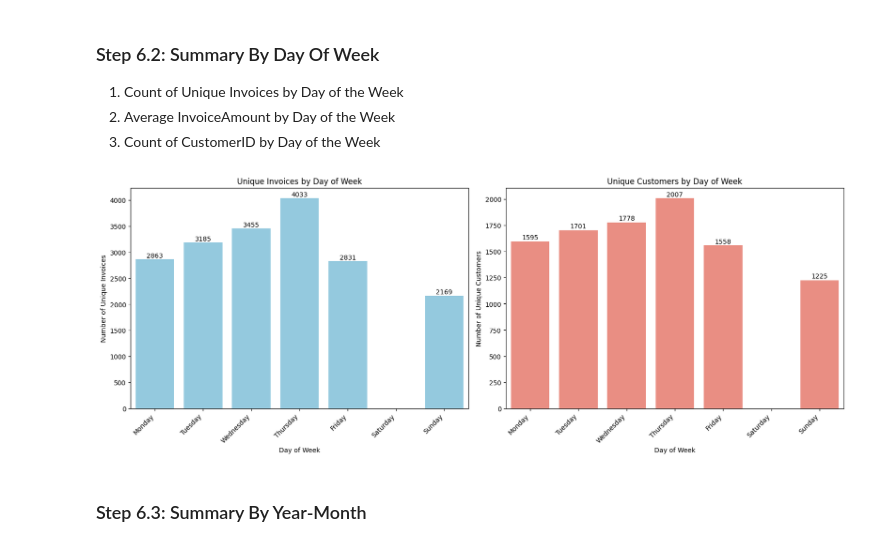
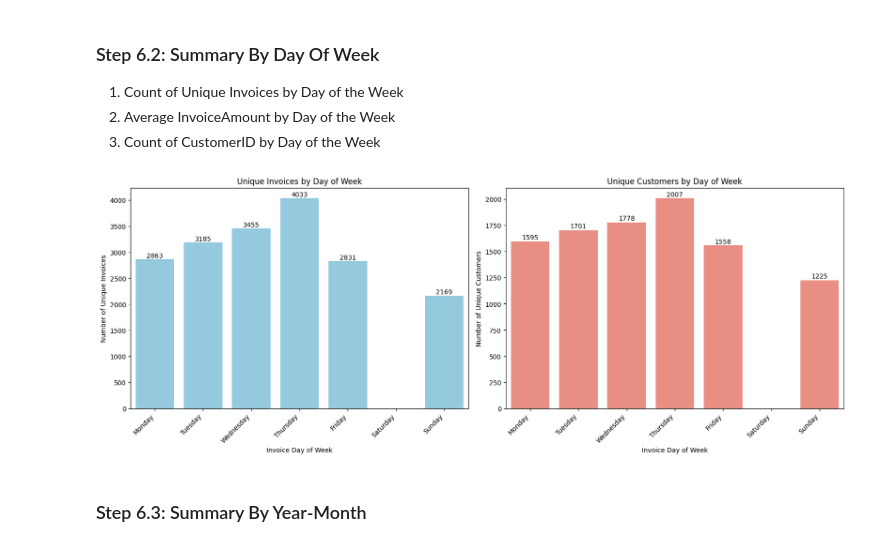
Before and after one commit to nyangweso-rodgers/data-analytics, a Jupyter notebook: 04-analytics-with-python/python-analytics-for-e-commerce-data/01-exploratory-data-analysis.ipynb, the cells around one changed output. Saved outputs shown, nothing was run; the diff lists cells and outputs as text; code cells hidden in the pictures.

Commit message:
EDA for e-commerce data

```diff
--- a/04-analytics-with-python/python-analytics-for-e-commerce-data/01-exploratory-data-analysis.ipynb
+++ b/04-analytics-with-python/python-analytics-for-e-commerce-data/01-exploratory-data-analysis.ipynb
@@ -132,7 +155,7 @@ def remove_null_rows(df, columns_to_check):
 columns_to_check = ['CustomerID', 'Description']
 
 # Remove rows with null values in the specified columns and save the result in a new DataFrame
-dataset1_without_nulls = remove_null_rows(dataset1, columns_to_check)
+dataset1_without_nulls = remove_null_rows(dataset1_renamed, columns_to_check)
 
 # Display the resulting DataFrame
 dataset1_without_nulls.head()
@@ -243,16 +266,17 @@ def feature_engineering(df):
     df = df.copy()  # Make a copy of the DataFrame to avoid SettingWithCopyWarning
 
     # Extract the date from InvoiceDate
-    df['Date'] = df['InvoiceDate'].dt.date
+    df['InvoiceDate'] = df['InvoiceDateTime'].dt.date
 
     # Calculate InvoiceAmount as the product of UnitPrice and Quantity
     df['InvoiceAmount'] = df['UnitPrice'] * df['Quantity']
 
     # Extract the day of the week from Date
-    df['DayOfWeek'] = df['Date'].apply(lambda x: x.strftime('%A'))
+    df['InvoiceDayOfWeek'] = df['InvoiceDate'].apply(lambda x: x.strftime('%A'))
 
     # Create MonthYear column
-    df['YearMonth'] = df['Date'].apply(lambda x: x.strftime('%Y-%m'))
+    df['InvoiceYearMonth'] = df['InvoiceDate'].apply(lambda x: x.strftime('%Y-%m-01'))
+    df['InvoiceYearMonth'] = pd.to_datetime(df['InvoiceYearMonth'])
 
     return df
 
@@ -404,54 +428,54 @@ def visualize_data_in_subplots(df):
     None
     """
     # Group data and calculate metrics
-    unique_invoices_by_day = df.groupby('DayOfWeek')['InvoiceNo'].nunique().reset_index()
-    unique_invoices_by_day.columns = ['DayOfWeek', 'UniqueInvoiceCount']
+    unique_invoices_by_day = df.groupby('InvoiceDayOfWeek')['InvoiceNo'].nunique().reset_index()
+    unique_invoices_by_day.columns = ['InvoiceDayOfWeek', 'UniqueInvoiceCount']
 
-    customer_count_by_day = df.groupby('DayOfWeek')['CustomerID'].nunique().reset_index()
-    customer_count_by_day.columns = ['DayOfWeek', 'UniqueCustomerCount']
+    customer_count_by_day = df.groupby('InvoiceDayOfWeek')['CustomerID'].nunique().reset_index()
+    customer_count_by_day.columns = ['InvoiceDayOfWeek', 'UniqueCustomerCount']
 
     # Sort by DayOfWeek to ensure consistent order
     days_of_week_order = ['Monday', 'Tuesday', 'Wednesday', 'Thursday', 'Friday', 'Saturday', 'Sunday']
-    unique_invoices_by_day['DayOfWeek'] = pd.Categorical(unique_invoices_by_day['DayOfWeek'], categories=days_of_week_order, ordered=True)
-    customer_count_by_day['DayOfWeek'] = pd.Categorical(customer_count_by_day['DayOfWeek'], categories=days_of_week_order, ordered=True)
+    unique_invoices_by_day['InvoiceDayOfWeek'] = pd.Categorical(unique_invoices_by_day['InvoiceDayOfWeek'], categories=days_of_week_order, ordered=True)
+    customer_count_by_day['InvoiceDayOfWeek'] = pd.Categorical(customer_count_by_day['InvoiceDayOfWeek'], categories=days_of_week_order, ordered=True)
 
-    unique_invoices_by_day = unique_invoices_by_day.sort_values('DayOfWeek')
-    customer_count_by_day = customer_count_by_day.sort_values('DayOfWeek')
+    unique_invoices_by_day = unique_invoices_by_day.sort_values('InvoiceDayOfWeek')
+    customer_count_by_day = customer_count_by_day.sort_values('InvoiceDayOfWeek')
 
     # Create subplots
     fig, axes = plt.subplots(1, 2, figsize=(16, 6), constrained_layout=True)
 
      # Plot Unique Invoices by Day of Week
-    sns.barplot(x='DayOfWeek', y='UniqueInvoiceCount', data=unique_invoices_by_day, color='skyblue', ax=axes[0])
+    sns.barplot(x='InvoiceDayOfWeek', y='UniqueInvoiceCount', data=unique_invoices_by_day, color='skyblue', ax=axes[0])
     axes[0].set_title('Unique Invoices by Day of Week')
-    axes[0].set_xlabel('Day of Week')
+    axes[0].set_xlabel('Invoice Day of Week')
     axes[0].set_ylabel('Number of Unique Invoices')
     for index, row in unique_invoices_by_day.iterrows():
-        axes[0].text(row['DayOfWeek'], row['UniqueInvoiceCount'] + 5,  # Adjust vertical offset (+5)
+        axes[0].text(row['InvoiceDayOfWeek'], row['UniqueInvoiceCount'] + 5,  # Adjust vertical offset (+5)
                       int(row['UniqueInvoiceCount']),
                       ha='center', va='bottom')
 
     # Plot Unique Customer Count by Day of Week
-    sns.barplot(x='DayOfWeek', y='UniqueCustomerCount', data=customer_count_by_day, color='salmon', ax=axes[1])
+    sns.barplot(x='InvoiceDayOfWeek', y='UniqueCustomerCount', data=customer_count_by_day, color='salmon', ax=axes[1])
     axes[1].set_title('Unique Customers by Day of Week')
-    axes[1].set_xlabel('Day of Week')
+    axes[1].set_xlabel('Invoice Day of Week')
     axes[1].set_ylabel('Number of Unique Customers')
     for index, row in customer_count_by_day.iterrows():
-        axes[1].text(row['DayOfWeek'], row['UniqueCustomerCount'] + 5,  # Adjust vertical offset (+5)
+        axes[1].text(row['InvoiceDayOfWeek'], row['UniqueCustomerCount'] + 5,  # Adjust vertical offset (+5)
                       int(row['UniqueCustomerCount']),
                       ha='center', va='bottom')
 
     # Rotate x-axis labels for better readability
     for ax in axes:
         ax.set_xticks(range(len(days_of_week_order)))
         ax.set_xticklabels(ax.get_xticklabels(), rotation=45, ha='right')
 
     plt.show()
 
 # Perform visualization on the enhanced dataset
 visualize_data_in_subplots(enhanced_dataset)
 # %% [output]
-[figure, old version]
+[figure, new version]
 # %% [markdown]
 ### Step 6.3: Summary By Year-Month
 # %% [markdown]
```
Also changed, not shown: parts of 12 cells of this notebook, 2 other files.
